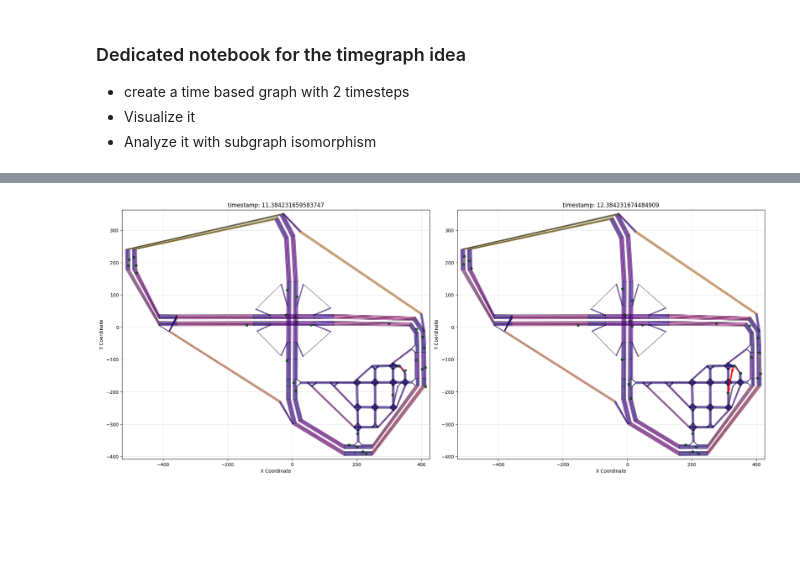
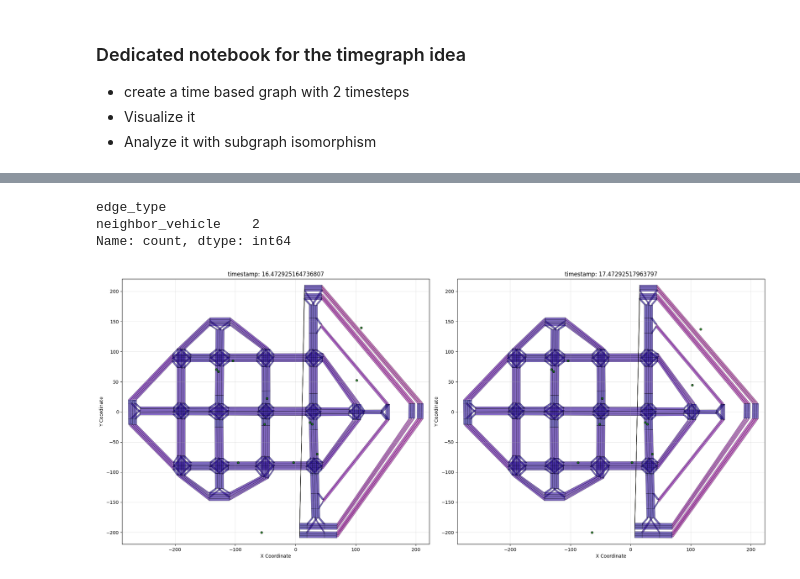
Before and after one commit to tmuehlen80/graph_coverage, a Jupyter notebook: Notebooks/carla/time_based_gaphs.ipynb, the cells around one changed output, grey strips where cells are left out. Cells and saved outputs as stored; diff of their text form; code cells hidden in the pictures; blank space fills up the shorter version.

Commit message:
update colors in map graphs, carla debugging

```diff
--- a/Notebooks/carla/time_based_gaphs.ipynb
+++ b/Notebooks/carla/time_based_gaphs.ipynb
@@ -70,11 +62,33 @@ g_map.read_graph_from_file(f'/home/tmuehlen/repos/graph_coverage/carla/data/scen
 # %%
+i = 354
+#for i in range(10, 360, 5):
+scn_id = scn_ids[i]
+print(i, scn_id)
+tracks = pd.read_parquet(f'/home/tmuehlen/repos/graph_coverage/carla/data/scene_{scn_id}_tracks.parquet')
+tracks['road_lane_id'] = tracks.road_id.astype(str) + '_' + tracks.lane_id.astype(str)
+print(tracks.shape)
+timestamps = tracks.timestamp.unique().tolist()
+actors = tracks.actor_id.unique().tolist()
+#tracks.head(2).T
+
+g_map = MapGraph()
+g_map.read_graph_from_file(f'/home/tmuehlen/repos/graph_coverage/carla/data/scene_{scn_id}_map_graph.pickle')
+# #g_map.visualize_graph()
+# fig, ax = plot_lane_map_advanced(g_map.graph, color_by_length=True, cmap='plasma', show_labels=False)
+# plt.show()
+
 ag = ActorGraph()
 ag_carla = ag.from_carla_scenario(tracks,
     g_map,
-    max_distance_lead_veh_m=30,
-    max_distance_neighbor_forward_m=30,
-    max_distance_neighbor_backward_m=30,
-    # max_distance_opposite_veh_m=30,
+    delta_timestep_s=1.0,
+    max_distance_lead_veh_m=40,
+    max_distance_opposite_forward_m=10,
+    max_distance_opposite_backward_m=10,
+    max_distance_neighbor_forward_m=20,
+    max_distance_neighbor_backward_m=20,
+    max_node_distance_leading=3,
+    max_node_distance_neighbor=2,
+    max_node_distance_opposite=2,
     )
 ag_carla.actor_graphs.keys()
 
@@ -87,4 +101,9 @@ for  key in keys:
 ag_timestamps = list(ag_carla.actor_graphs.keys())
 ag_carla.actor_graphs[ag_timestamps[0]].nodes(data=True)
 ag_carla.actor_graphs[ag_timestamps[0]].edges(data=True)
+
+# remove offroad actors:
+# Still wait for Marius input, if this is legit of not.
+offroad_df = check_offroad_actors(ag_carla, g_map)
+print(offroad_df.distance.describe())
 # %% [output]
@@ -130,19 +144,25 @@ edge_df
+# %%
+edge_df.edge_type.value_counts()
+# %% [output]
+edge_type
+neighbor_vehicle    2
+Name: count, dtype: int64
 # %%
 fig, (ax1, ax2) = plt.subplots(1, 2, figsize=(20, 10))
 timestamps = sorted(list(ag_carla.actor_graphs.keys()))
 
-t = 5
+t = 10
 fig, ax1 = plot_lane_map_advanced(g_map.graph, figsize=None, color_by_length=True, cmap='plasma', show_labels=False, fig = fig, ax = ax1)
 fig, ax1 = add_actors_to_map(fig, ax1, ag_carla.actor_graphs[timestamps[t]], actor_size=20, show_actor_labels=False)
 fig, ax1 = add_actor_edges_to_map(fig, ax1, ag_carla.actor_graphs[timestamps[t]])
 ax1.set_title(f'timestamp: {timestamps[t]}')
 
 
 fig, ax2 = plot_lane_map_advanced(g_map.graph, figsize=None, color_by_length=True, cmap='plasma', show_labels=False, fig = fig, ax = ax2)
 fig, ax2 = add_actors_to_map(fig, ax2, ag_carla.actor_graphs[timestamps[t + 1]], actor_size=20, show_actor_labels=False)
 fig, ax2 = add_actor_edges_to_map(fig, ax2, ag_carla.actor_graphs[timestamps[t + 1]])
 ax2.set_title(f'timestamp: {timestamps[t + 1]}')
 
 plt.show()
 # %% [output]
-[figure, old version]
+[figure, new version]
```
Also changed, not shown: parts of 10 cells of this notebook, 4 other files.
